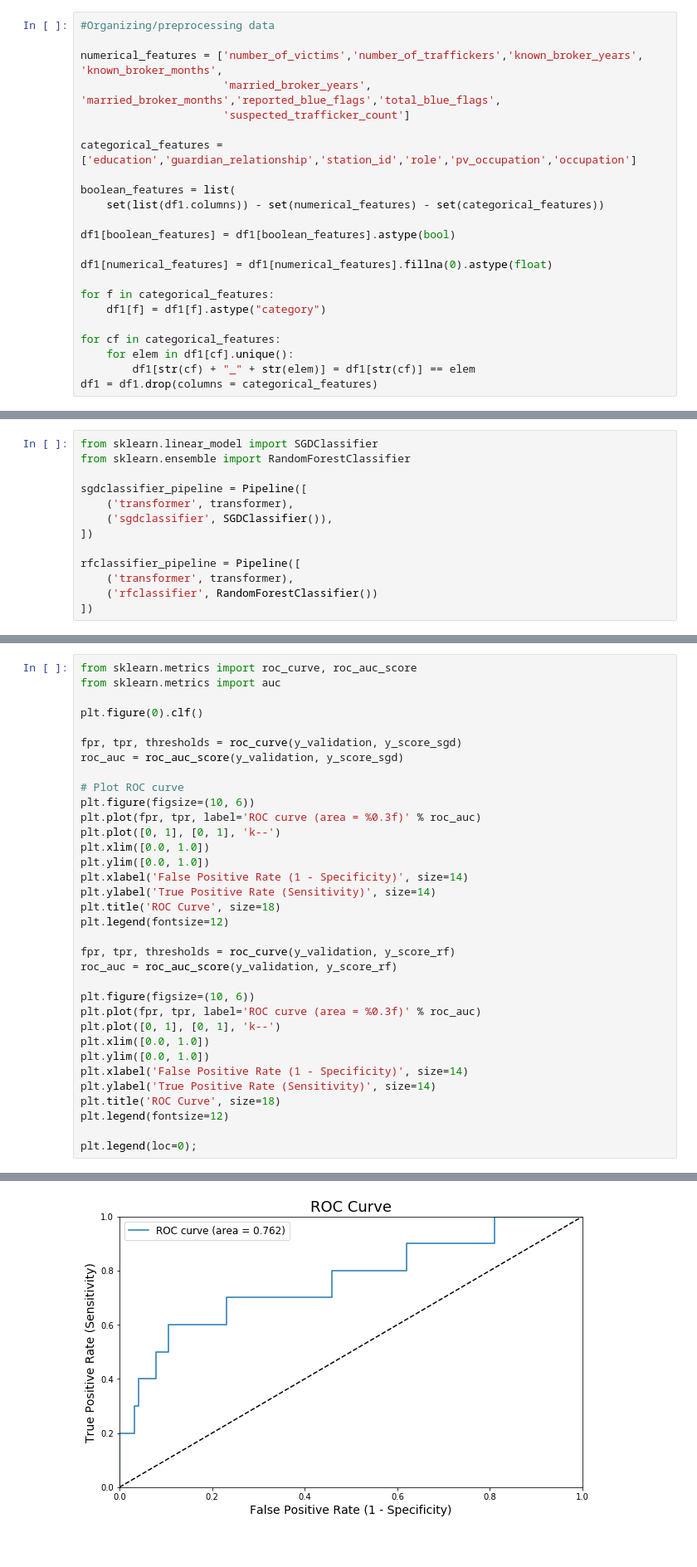
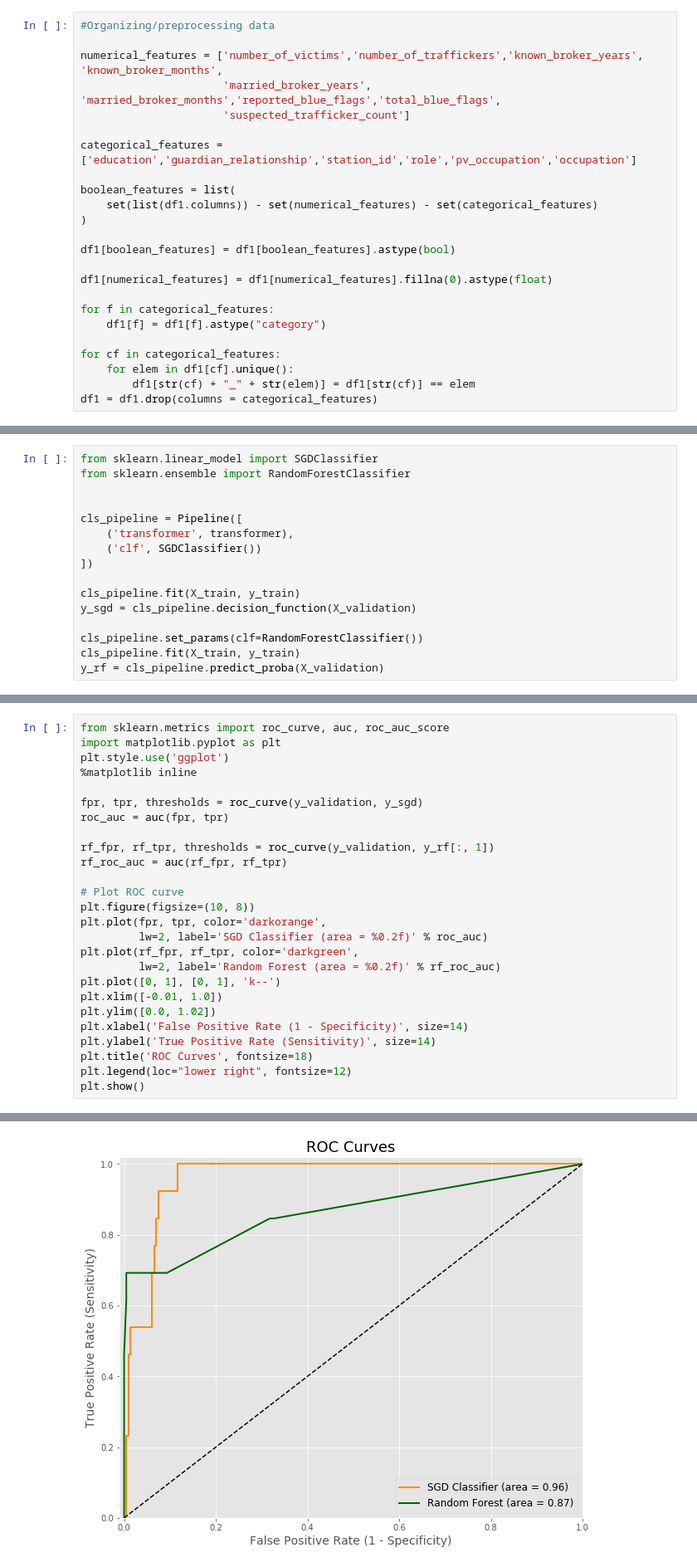
Before and after one commit to jahudlow/Data_Fellowship_Project, a Jupyter notebook: CD.ipynb, the cells around one changed output, grey strips where cells are left out. Shown at 83% size. Cells and saved outputs as stored; diff of their text form; blank space fills up the shorter version.

```diff
--- a/CD.ipynb
+++ b/CD.ipynb
@@ -152,7 +152,8 @@ numerical_features = ['number_of_victims','number_of_traffickers','known_broker_
 categorical_features = ['education','guardian_relationship','station_id','role','pv_occupation','occupation']
 
 boolean_features = list(
-    set(list(df1.columns)) - set(numerical_features) - set(categorical_features))
+    set(list(df1.columns)) - set(numerical_features) - set(categorical_features)
+)
 
 df1[boolean_features] = df1[boolean_features].astype(bool)
 
@@ -205,12 +205,15 @@ transformer = Pipeline([
 from sklearn.linear_model import SGDClassifier
 from sklearn.ensemble import RandomForestClassifier
 
-sgdclassifier_pipeline = Pipeline([
+
+cls_pipeline = Pipeline([
     ('transformer', transformer),
-    ('sgdclassifier', SGDClassifier()),
+    ('clf', SGDClassifier())
 ])
 
-rfclassifier_pipeline = Pipeline([
-    ('transformer', transformer),
-    ('rfclassifier', RandomForestClassifier())
-])
+cls_pipeline.fit(X_train, y_train)
+y_sgd = cls_pipeline.decision_function(X_validation)
+
+cls_pipeline.set_params(clf=RandomForestClassifier())
+cls_pipeline.fit(X_train, y_train)
+y_rf = cls_pipeline.predict_proba(X_validation)
@@ -222,35 +220,27 @@ y_score_rf = rfclassifier_pipeline.predict(X_validation)
 # %%
-from sklearn.metrics import roc_curve, roc_auc_score
-from sklearn.metrics import auc
+from sklearn.metrics import roc_curve, auc, roc_auc_score
+import matplotlib.pyplot as plt
+plt.style.use('ggplot')
+%matplotlib inline
 
-plt.figure(0).clf()
+fpr, tpr, thresholds = roc_curve(y_validation, y_sgd)
+roc_auc = auc(fpr, tpr)
 
-fpr, tpr, thresholds = roc_curve(y_validation, y_score_sgd)
-roc_auc = roc_auc_score(y_validation, y_score_sgd)
+rf_fpr, rf_tpr, thresholds = roc_curve(y_validation, y_rf[:, 1])
+rf_roc_auc = auc(rf_fpr, rf_tpr)
 
 # Plot ROC curve
-plt.figure(figsize=(10, 6))
-plt.plot(fpr, tpr, label='ROC curve (area = %0.3f)' % roc_auc)
+plt.figure(figsize=(10, 8))
+plt.plot(fpr, tpr, color='darkorange',
+         lw=2, label='SGD Classifier (area = %0.2f)' % roc_auc)
+plt.plot(rf_fpr, rf_tpr, color='darkgreen',
+         lw=2, label='Random Forest (area = %0.2f)' % rf_roc_auc)
 plt.plot([0, 1], [0, 1], 'k--')
-plt.xlim([0.0, 1.0])
-plt.ylim([0.0, 1.0])
+plt.xlim([-0.01, 1.0])
+plt.ylim([0.0, 1.02])
 plt.xlabel('False Positive Rate (1 - Specificity)', size=14)
 plt.ylabel('True Positive Rate (Sensitivity)', size=14)
-plt.title('ROC Curve', size=18)
-plt.legend(fontsize=12)
-
-fpr, tpr, thresholds = roc_curve(y_validation, y_score_rf)
-roc_auc = roc_auc_score(y_validation, y_score_rf)
-
-plt.figure(figsize=(10, 6))
-plt.plot(fpr, tpr, label='ROC curve (area = %0.3f)' % roc_auc)
-plt.plot([0, 1], [0, 1], 'k--')
-plt.xlim([0.0, 1.0])
-plt.ylim([0.0, 1.0])
-plt.xlabel('False Positive Rate (1 - Specificity)', size=14)
-plt.ylabel('True Positive Rate (Sensitivity)', size=14)
-plt.title('ROC Curve', size=18)
-plt.legend(fontsize=12)
-
-plt.legend(loc=0);
+plt.title('ROC Curves', fontsize=18)
+plt.legend(loc="lower right", fontsize=12)
+plt.show()
 # %% [output]
@@ -258 +247 @@ plt.legend(loc=0);
-[figure, old version]
+[figure, new version]
```
Also changed, not shown: parts of 15 cells of this notebook.
